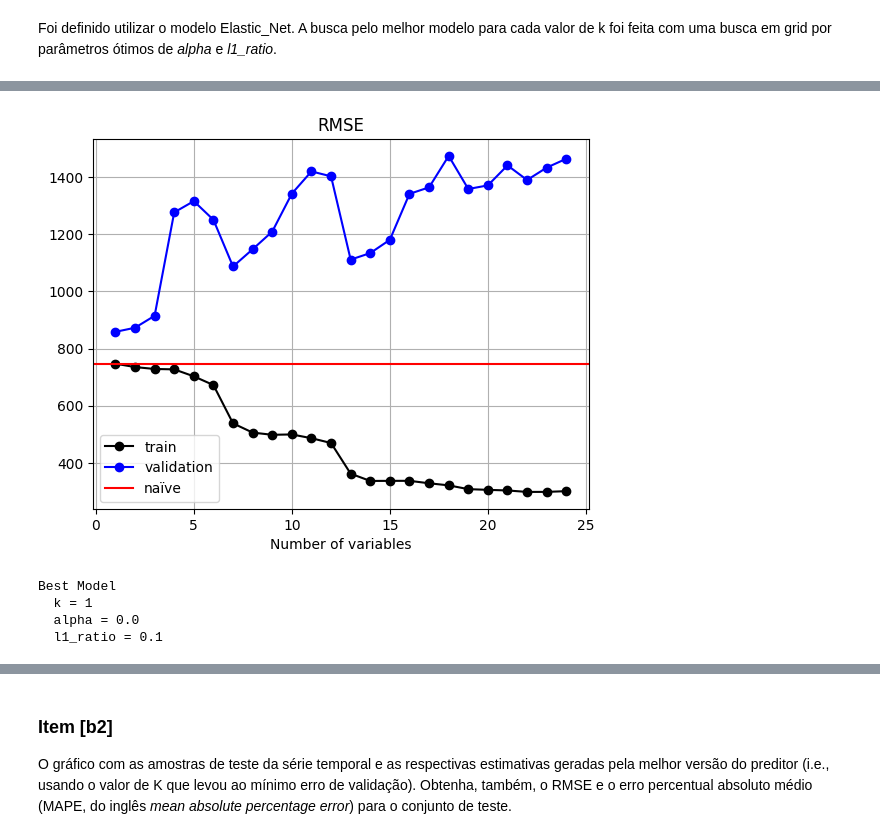
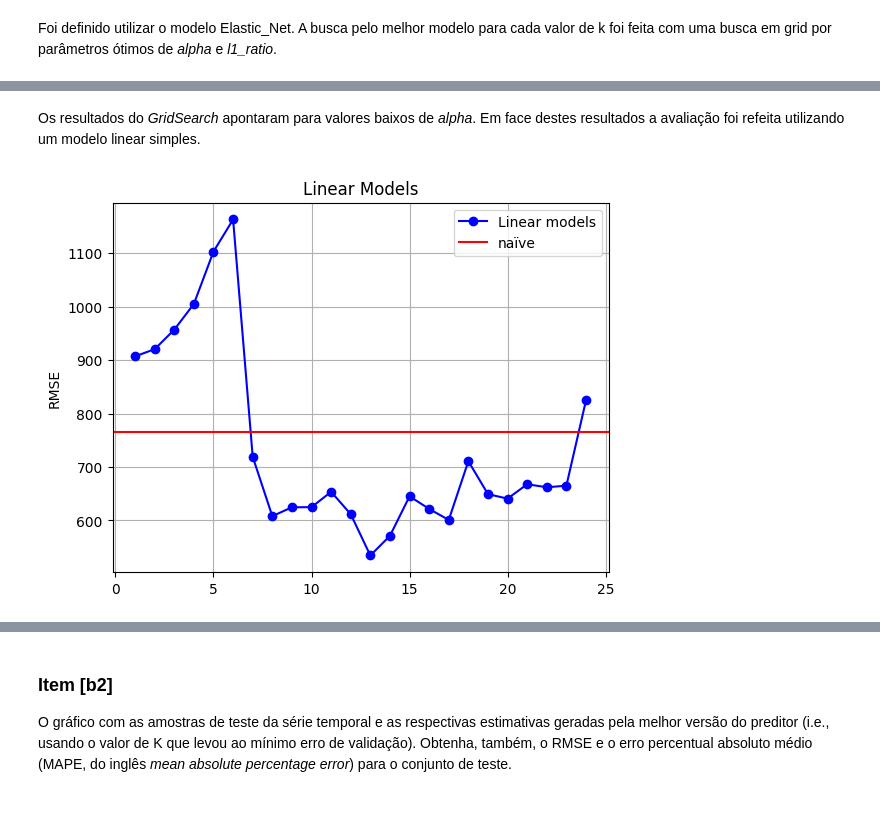
Before and after one commit to TiagoCAAmorim/machine_learning, a Jupyter notebook: Lista01/Lista01.ipynb, the cells around one changed output, grey strips where cells are left out. Saved outputs shown, nothing was run; the diff lists cells and outputs as text; code cells hidden in the pictures; blank space fills up the shorter version.

```diff
--- a/Lista01/Lista01.ipynb
+++ b/Lista01/Lista01.ipynb
@@ -495,0 +363,22 @@ for k in range(24):
+# %%
+param_grid = {
+    'alpha': [0.01, 0.1, 0.2, 0.5, 1.0],
+    'l1_ratio': [0.1, 0.5, 0.9]
+}
+
+y = df_train_val['y']
+X = scaler.transform(df_train_val[all_x_columns])
+model = ElasticNet()
+tscv = TimeSeriesSplit(n_splits=folds)
+grid_search = GridSearchCV(estimator=model, param_grid=param_grid,
+                           cv=tscv, scoring='neg_root_mean_squared_error')
+
+scores = []
+parameters = []
+variables = []
+for k in range(24):
+    variables = variables + [f'x_{k+1}']
+    grid_search.fit(X[variables], y)
+    scores.append(-grid_search.best_score_)
+    parameters.append(grid_search.best_params_)
+    print(f'{k+1}: RMSE = {scores[-1]:0.2f}, parameters = {parameters[-1]}')
@@ -496,24 +403,25 @@ for k in range(24):
+# %% [markdown]
+Os resultados do _GridSearch_ apontaram para valores baixos de _alpha_. Em face destes resultados a avaliação foi refeita utilizando um modelo linear simples.
+# %%
+y = df_train_val['y']
+X = scaler.transform(df_train_val[all_x_columns])
+model = LinearRegression()
+tscv = TimeSeriesSplit(n_splits=folds)
+
+scores_linear = []
+variables = []
+for k in range(24):
+    variables = variables + [f'x_{k+1}']
+    scores_ = cross_val_score(model, X[variables], y,
+                              cv=tscv, scoring='neg_root_mean_squared_error')
+    scores_linear.append(-np.mean(scores_))
 # %%
-plt.plot(range(1,25), rmse_train_list, color='black', linestyle='-', marker='o', label='train')
-plt.plot(range(1,25), rmse_validation_list, color='blue', linestyle='-', marker='o',label='validation')
-plt.axhline(y=rmse_validation_naive, color='red', linestyle='-', label='naïve')
-
-plt.xlabel('Number of variables')
-plt.title('RMSE')
+plt.plot(range(1,25), scores_linear, color='blue', linestyle='-', marker='o', label='Linear models')
+plt.axhline(y=rmse_naive, color='red', linestyle='-', label='naïve')
+plt.ylabel('RMSE')
+plt.title('Linear Models')
 plt.grid(True)
 plt.legend()
 plt.show()
 # %% [output]
-[figure, old version]
+[figure, new version]
-# %%
-i_best = rmse_validation_list.index(min(rmse_validation_list))
-k_best = i_best + 1
-print('Best Model')
-print(f'  k = {k_best}')
-print(f'  alpha = {alpha_list[i_best]}')
-print(f'  l1_ratio = {l1_ratio_list[i_best]}')
-# %% [output]
-Best Model
-  k = 1
-  alpha = 0.0
-  l1_ratio = 0.1
```
Also changed, not shown: parts of 23 cells of this notebook.
